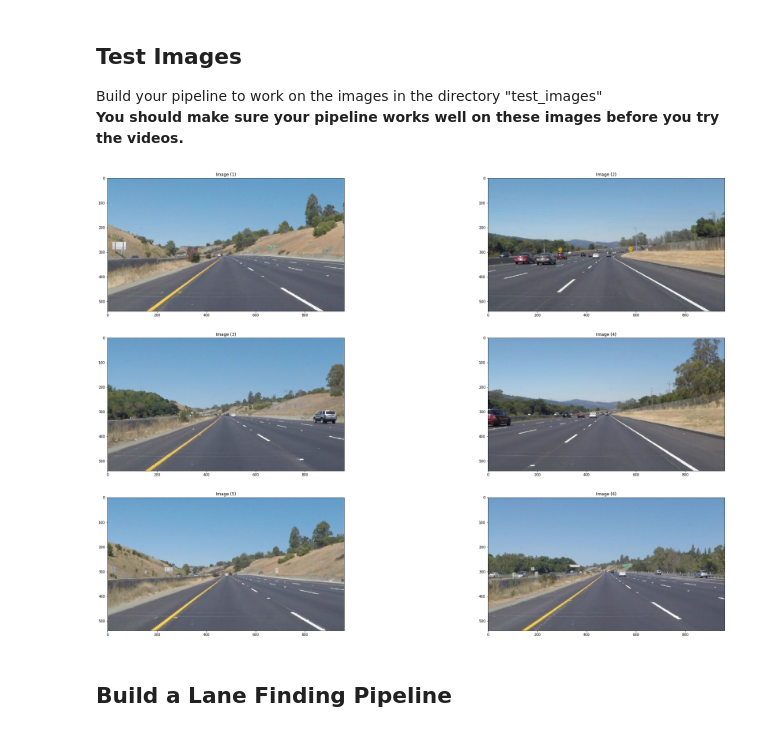
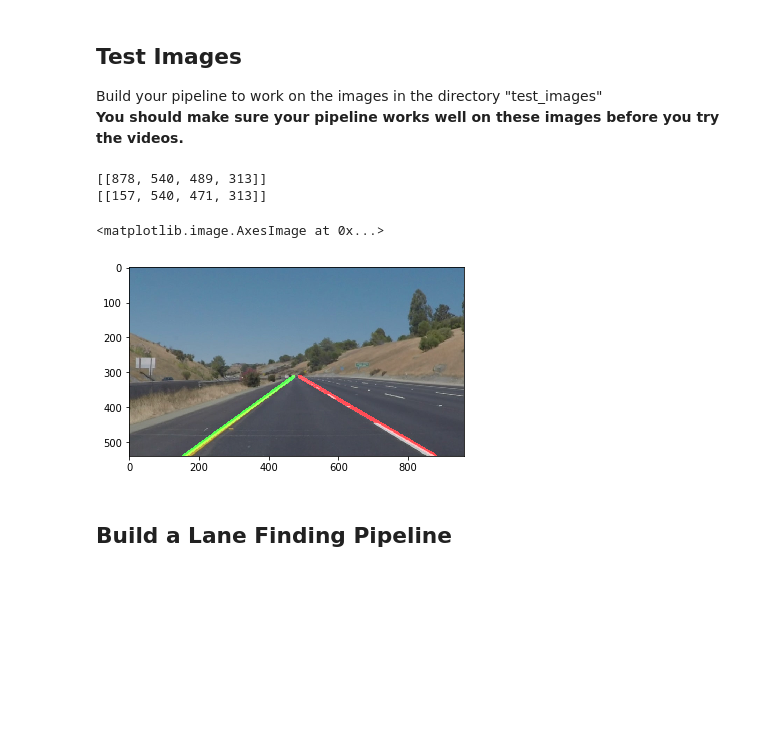
Before and after one commit to jotamontecino/nd_selfdriving_project1, a Jupyter notebook: P1.ipynb, the cells around one changed output. Drawn from its saved outputs; the diff is of its cells as text; code cells hidden in the pictures; blank space fills up the shorter version.

```diff
--- a/P1.ipynb
+++ b/P1.ipynb
@@ -216,11 +326,18 @@ Build your pipeline to work on the images in the directory "test_images"
 # %%
 import os
 fileList = os.listdir("test_images/")
 
 imgList = list(map(lambda filename: mpimg.imread("test_images/%s" % (filename)), fileList))
-show_images(imgList,3)
+#show_images(imgList,3)
+
+img = createLaneLines(imgList[0])
+
+plt.imshow(img)
 # %% [output]
+[[878, 540, 489, 313]]
+[[157, 540, 471, 313]]
+<matplotlib.image.AxesImage at 0x...>
-[figure, old version]
+[figure, new version]
 # %% [markdown]
 ## Build a Lane Finding Pipeline
 # %% [markdown]
```
Also changed, not shown: parts of 9 cells of this notebook, 4 other files.
